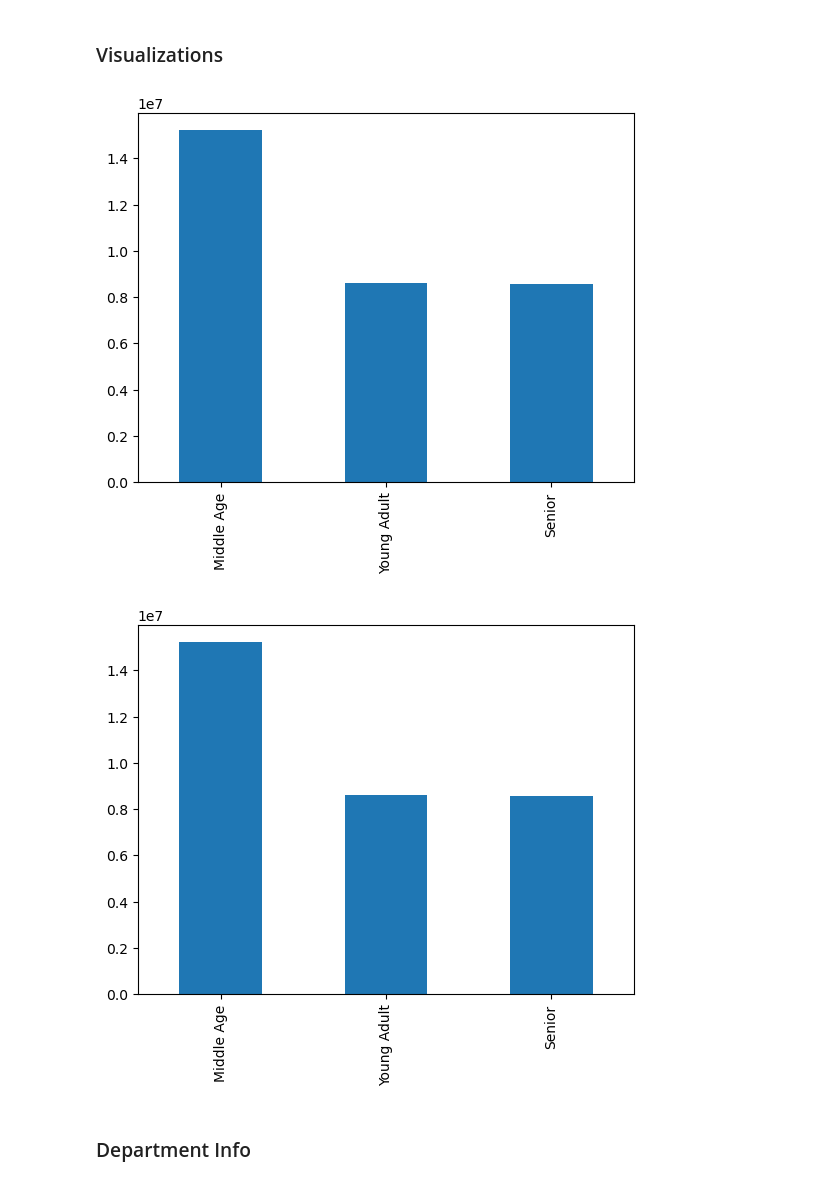
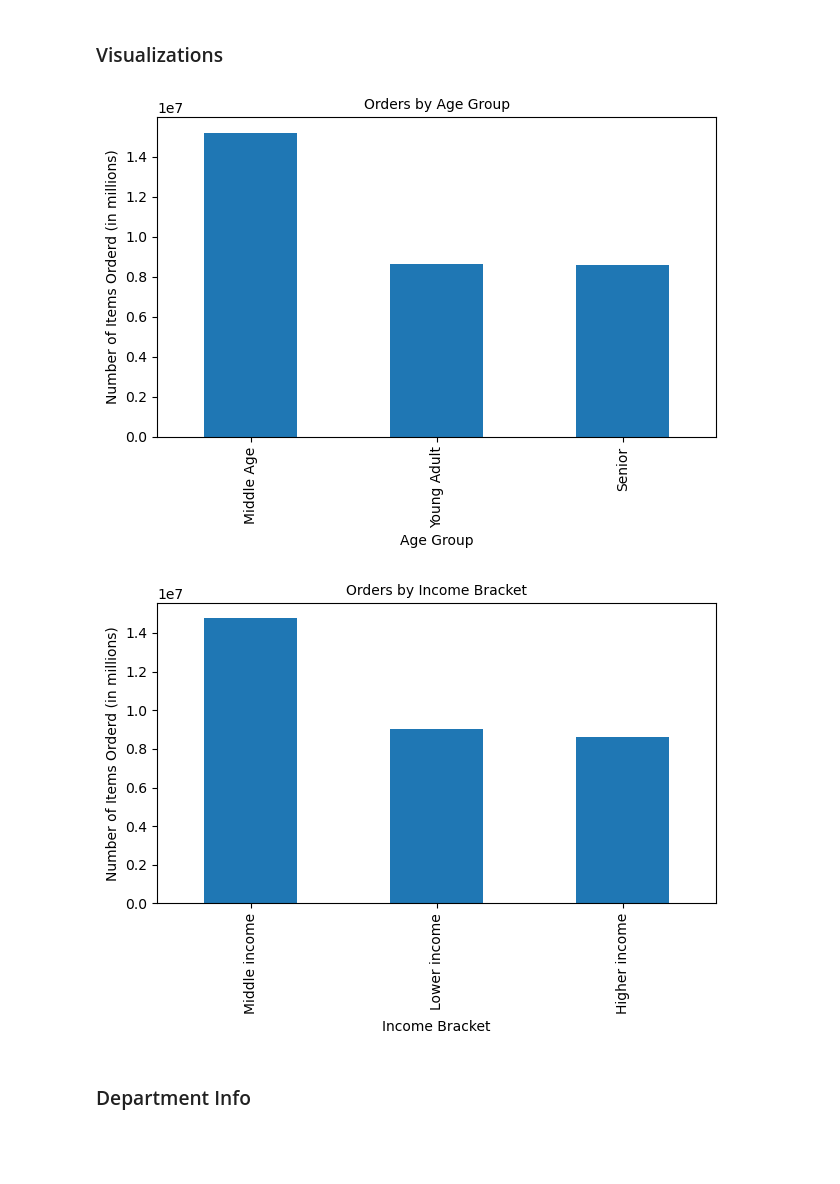
Before and after one commit to JennyferVik/IC-Analysis, a Jupyter notebook: Scripts/4.10 Coding Etiquette & Excel Reporting.ipynb, the cells around one changed output. Drawn from its saved outputs; the diff is of its cells as text; code cells hidden in the pictures; blank space fills up the shorter version.

```diff
--- a/Scripts/4.10 Coding Etiquette & Excel Reporting.ipynb
+++ b/Scripts/4.10 Coding Etiquette & Excel Reporting.ipynb
@@ -297,16 +303,26 @@ Name: dependants, dtype: int64
 # %%
 # bar chart for age
 bar_age = ic_data['age_group'].value_counts().plot.bar()
+plt.xlabel('Age Group', fontsize = 10,)
+plt.ylabel('Number of Items Orderd (in millions)', fontsize = 10)
+plt.title('Orders by Age Group', fontsize = 10)
+plt.tight_layout()
+plt.show()
 # %% [output]
-[figure, old version]
+[figure, new version]
 # %%
 # exporting bar chart
 bar_age.figure.savefig(os.path.join(path, 'Analysis', 'Visualizations', 'bar_age.png'))
 # %%
 # bar chart for income
 bar_income = ic_data['income_bracket'].value_counts().plot.bar()
+plt.xlabel('Income Bracket', fontsize = 10,)
+plt.ylabel('Number of Items Orderd (in millions)', fontsize = 10)
+plt.title('Orders by Income Bracket', fontsize = 10)
+plt.tight_layout()
+plt.show()
 # %% [output]
-[figure, old version]
+[figure, new version]
 # %%
 bar_income.figure.savefig(os.path.join(path, 'Analysis', 'Visualizations', 'bar_income.png'))
 # %% [markdown]
```
Also changed, not shown: parts of 16 cells of this notebook.
